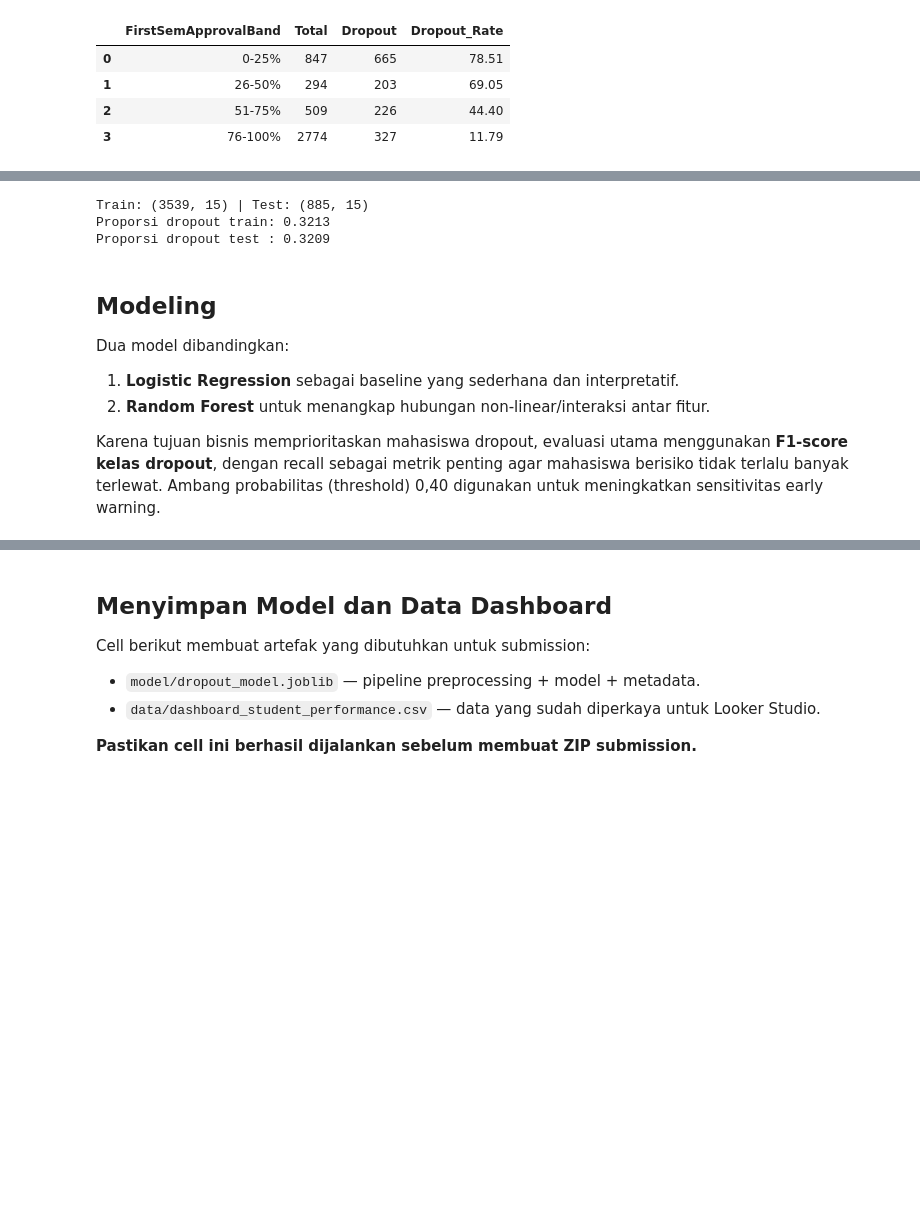
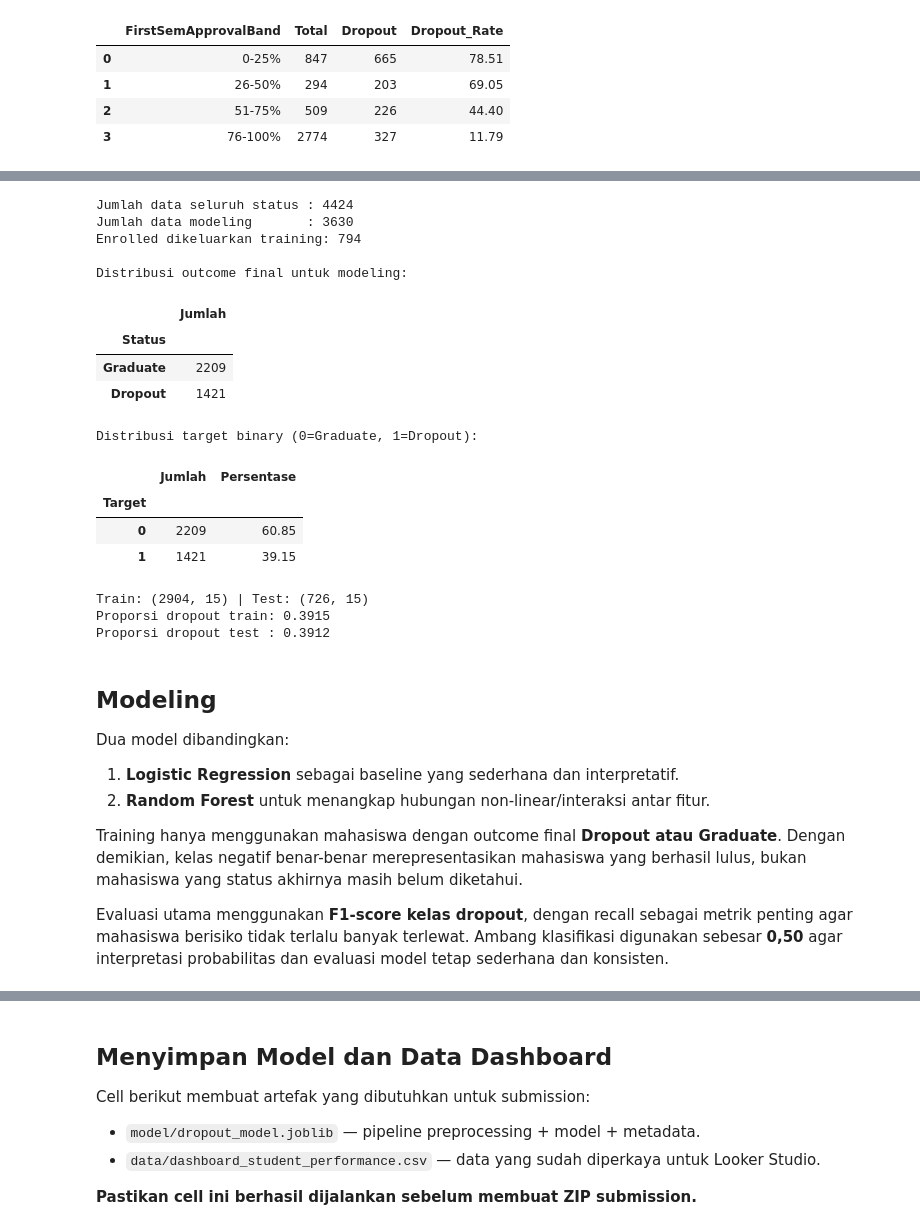
Before and after one commit to adamwaluyo01/jayainstitut-dropoutearlywarning, a Jupyter notebook: notebook.ipynb, the cells around one changed output, grey strips where cells are left out. Cells and saved outputs as stored; diff of their text form; code cells hidden in the pictures; blank space fills up the shorter version.

```diff
--- a/notebook.ipynb
+++ b/notebook.ipynb
@@ -253,38 +263,69 @@ FEATURES = [
 CATEGORICAL_FEATURES = [
     'Course', 'Daytime_evening_attendance', 'Displaced', 'Debtor',
     'Tuition_fees_up_to_date', 'Gender', 'Scholarship_holder', 'International'
 ]
 NUMERIC_FEATURES = [c for c in FEATURES if c not in CATEGORICAL_FEATURES]
 
-X = df[FEATURES].copy()
-y = (df['Status'] == 'Dropout').astype(int)
+# PENTING: hanya outcome final yang digunakan untuk training.
+# Enrolled belum memiliki outcome akhir, sehingga tidak boleh diperlakukan sebagai Graduate/non-dropout.
+model_df = df[df['Status'].isin(['Dropout', 'Graduate'])].copy()
+enrolled_df = df[df['Status'].eq('Enrolled')].copy()
+
+model_df['Target'] = (model_df['Status'] == 'Dropout').astype(int)
+
+print('Jumlah data seluruh status :', len(df))
+print('Jumlah data modeling       :', len(model_df))
+print('Enrolled dikeluarkan training:', len(enrolled_df))
+print('\nDistribusi outcome final untuk modeling:')
+display(model_df['Status'].value_counts().to_frame('Jumlah'))
+print('\nDistribusi target binary (0=Graduate, 1=Dropout):')
+target_dist = model_df['Target'].value_counts().sort_index().to_frame('Jumlah')
+target_dist['Persentase'] = (target_dist['Jumlah'] / len(model_df) * 100).round(2)
+display(target_dist)
+
+X = model_df[FEATURES].copy()
+y = model_df['Target'].copy()
 
 X_train, X_test, y_train, y_test = train_test_split(
     X, y, test_size=0.20, stratify=y, random_state=RANDOM_STATE
 )
 
 numeric_pipe = Pipeline([
     ('imputer', SimpleImputer(strategy='median')),
     ('scaler', StandardScaler()),
 ])
 
 categorical_pipe = Pipeline([
     ('imputer', SimpleImputer(strategy='most_frequent')),
     ('onehot', OneHotEncoder(handle_unknown='ignore')),
 ])
 
 preprocessor = ColumnTransformer([
     ('num', numeric_pipe, NUMERIC_FEATURES),
     ('cat', categorical_pipe, CATEGORICAL_FEATURES),
 ])
 
 print('Train:', X_train.shape, '| Test:', X_test.shape)
 print('Proporsi dropout train:', round(y_train.mean(), 4))
 print('Proporsi dropout test :', round(y_test.mean(), 4))
 # %% [output]
-Train: (3539, 15) | Test: (885, 15)
-Proporsi dropout train: 0.3213
-Proporsi dropout test : 0.3209
+Jumlah data seluruh status : 4424
+Jumlah data modeling       : 3630
+Enrolled dikeluarkan training: 794
+
+Distribusi outcome final untuk modeling:
+|  | Jumlah |
+| Status |  |
+| Graduate | 2209 |
+| Dropout | 1421 |
+Distribusi target binary (0=Graduate, 1=Dropout):
+|  | Jumlah | Persentase |
+| Target |  |  |
+| 0 | 2209 | 60.85 |
+| 1 | 1421 | 39.15 |
+Train: (2904, 15) | Test: (726, 15)
+Proporsi dropout train: 0.3915
+Proporsi dropout test : 0.3912
 # %% [markdown]
 ## Modeling
 
@@ -292,7 +333,9 @@ Dua model dibandingkan:
 1. **Logistic Regression** sebagai baseline yang sederhana dan interpretatif.
 2. **Random Forest** untuk menangkap hubungan non-linear/interaksi antar fitur.
 
-Karena tujuan bisnis memprioritaskan mahasiswa dropout, evaluasi utama menggunakan **F1-score kelas dropout**, dengan recall sebagai metrik penting agar mahasiswa berisiko tidak terlalu banyak terlewat. Ambang probabilitas (threshold) 0,40 digunakan untuk meningkatkan sensitivitas early warning.
+Training hanya menggunakan mahasiswa dengan outcome final **Dropout atau Graduate**. Dengan demikian, kelas negatif benar-benar merepresentasikan mahasiswa yang berhasil lulus, bukan mahasiswa yang status akhirnya masih belum diketahui.
+
+Evaluasi utama menggunakan **F1-score kelas dropout**, dengan recall sebagai metrik penting agar mahasiswa berisiko tidak terlalu banyak terlewat. Ambang klasifikasi digunakan sebesar **0,50** agar interpretasi probabilitas dan evaluasi model tetap sederhana dan konsisten.
 # %%
 models = {
     'Logistic Regression': LogisticRegression(
```
Also changed, not shown: parts of 9 cells of this notebook, 3 other files.
